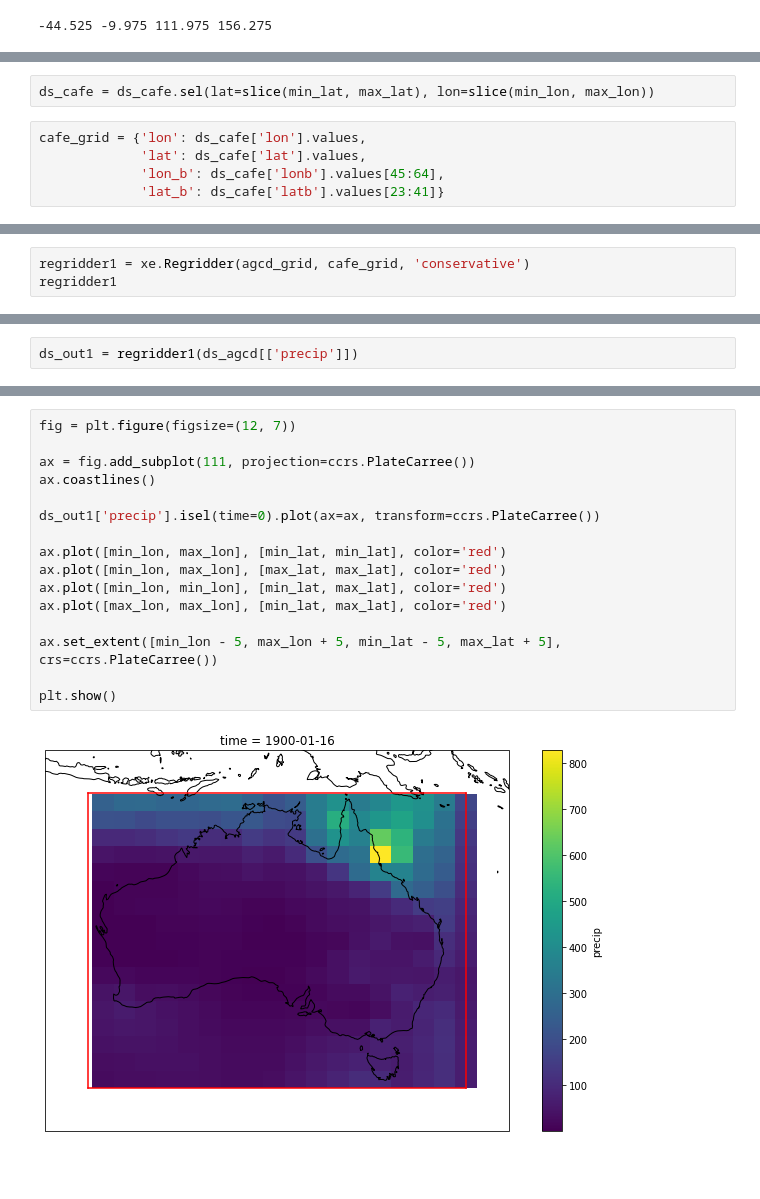
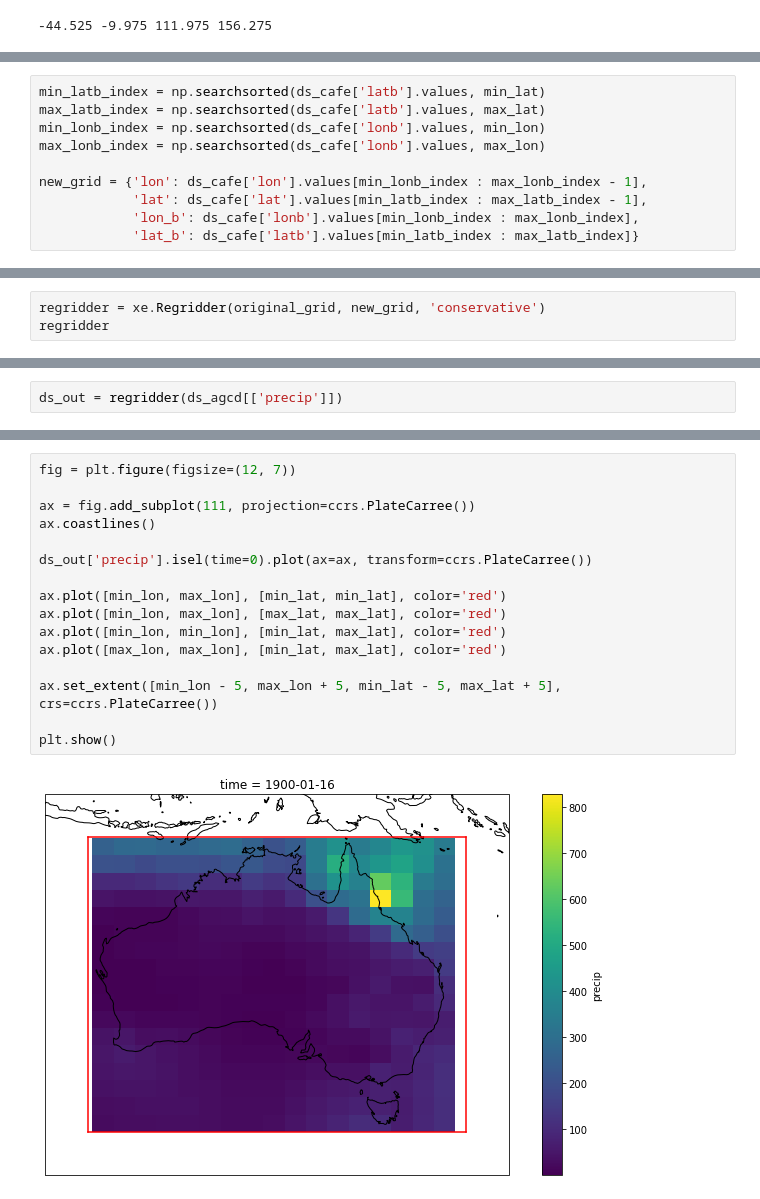
Before and after one commit to AusClimateService/agcd, a Jupyter notebook: Untitled.ipynb, the cells around one changed output, grey strips where cells are left out. Drawn from its saved outputs; the diff is of its cells as text; blank space fills up the shorter version.

Commit message:
Fix grid point selection

```diff
--- a/Untitled.ipynb
+++ b/Untitled.ipynb
@@ -184,11 +208,14 @@ Coordinates: (12/14)
     grid_tile:  N/A
     grid_type:  regular
     title:      AccessOcean-AM2
-# %%
-ds_cafe = ds_cafe.sel(lat=slice(min_lat, max_lat), lon=slice(min_lon, max_lon))
 # %%
-cafe_grid = {'lon': ds_cafe['lon'].values,
-             'lat': ds_cafe['lat'].values,
-             'lon_b': ds_cafe['lonb'].values[45:64],
-             'lat_b': ds_cafe['latb'].values[23:41]}
+min_latb_index = np.searchsorted(ds_cafe['latb'].values, min_lat)
+max_latb_index = np.searchsorted(ds_cafe['latb'].values, max_lat)
+min_lonb_index = np.searchsorted(ds_cafe['lonb'].values, min_lon)
+max_lonb_index = np.searchsorted(ds_cafe['lonb'].values, max_lon)
+
+new_grid = {'lon': ds_cafe['lon'].values[min_lonb_index : max_lonb_index - 1],
+            'lat': ds_cafe['lat'].values[min_latb_index : max_latb_index - 1],
+            'lon_b': ds_cafe['lonb'].values[min_lonb_index : max_lonb_index],
+            'lat_b': ds_cafe['latb'].values[min_latb_index : max_latb_index]}
 # %%
@@ -211,8 +237,8 @@ cafe_grid
         -20.2247191 , -18.20224719, -16.17977528, -14.15730337,
         -12.13483146, -10.11235955])}
 # %%
-regridder1 = xe.Regridder(agcd_grid, cafe_grid, 'conservative')
-regridder1
+regridder = xe.Regridder(original_grid, new_grid, 'conservative')
+regridder
 # %% [output]
 xESMF Regridder
 Regridding algorithm:       conservative
@@ -223,4 +249,4 @@ Output grid shape:          (17, 18)
 Periodic in longitude?      False
 # %%
-ds_out1 = regridder1(ds_agcd[['precip']])
+ds_out = regridder(ds_agcd[['precip']])
 # %%
@@ -239,21 +265,21 @@ Attributes:
 # %%
 fig = plt.figure(figsize=(12, 7))
 
 ax = fig.add_subplot(111, projection=ccrs.PlateCarree())
 ax.coastlines()
 
-ds_out1['precip'].isel(time=0).plot(ax=ax, transform=ccrs.PlateCarree())
+ds_out['precip'].isel(time=0).plot(ax=ax, transform=ccrs.PlateCarree())
 
 ax.plot([min_lon, max_lon], [min_lat, min_lat], color='red')
 ax.plot([min_lon, max_lon], [max_lat, max_lat], color='red')
 ax.plot([min_lon, min_lon], [min_lat, max_lat], color='red')
 ax.plot([max_lon, max_lon], [min_lat, max_lat], color='red')
 
 ax.set_extent([min_lon - 5, max_lon + 5, min_lat - 5, max_lat + 5], crs=ccrs.PlateCarree())
 
 plt.show()
 # %% [output]
-[figure, old version]
+[figure, new version]
 # %%
 fig = plt.figure(figsize=(12, 7))
 
```
Also changed, not shown: parts of 9 cells of this notebook.
